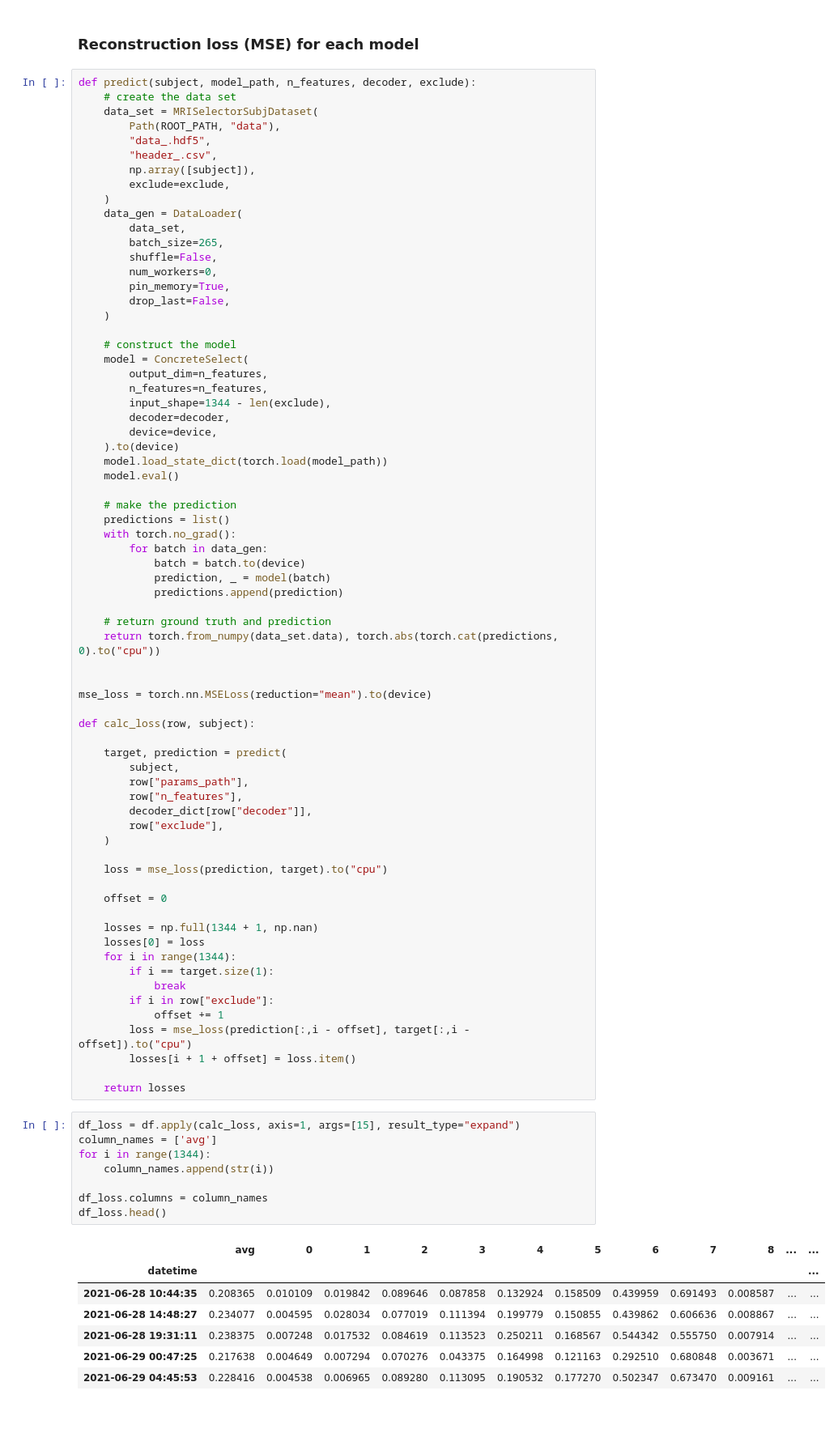
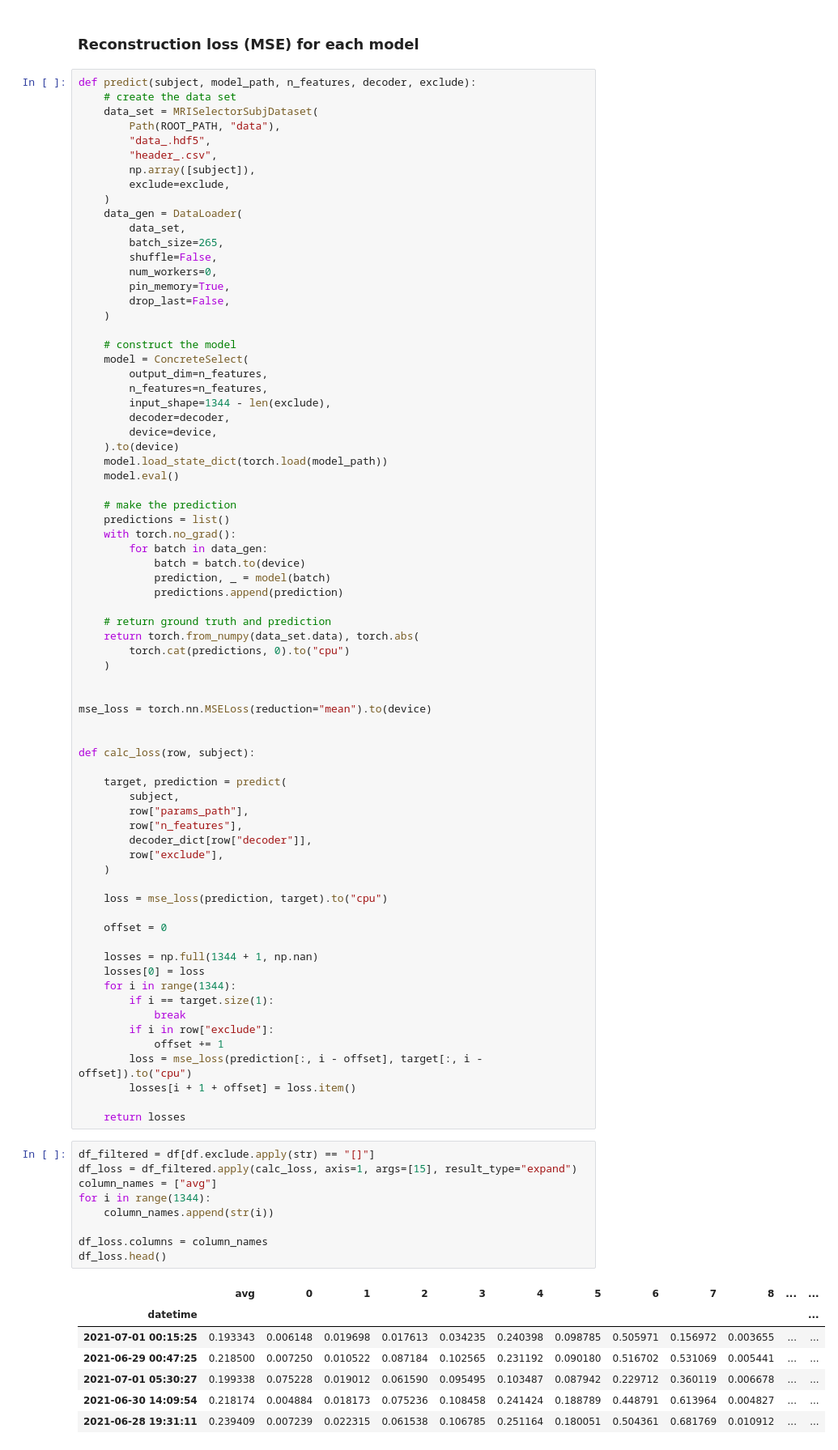
Before and after one commit to GewoonMaarten/spherical-dmri-conv, a Jupyter notebook: notebooks/model-analysis.ipynb, the cells around one changed output. Shown at 81% size. Cells and saved outputs as stored; diff of their text form; blank space fills up the shorter version.

```diff
--- a/notebooks/model-analysis.ipynb
+++ b/notebooks/model-analysis.ipynb
@@ -222,10 +222,13 @@ def predict(subject, model_path, n_features, decoder, exclude):
             predictions.append(prediction)
 
     # return ground truth and prediction
-    return torch.from_numpy(data_set.data), torch.abs(torch.cat(predictions, 0).to("cpu"))
+    return torch.from_numpy(data_set.data), torch.abs(
+        torch.cat(predictions, 0).to("cpu")
+    )
 
 
 mse_loss = torch.nn.MSELoss(reduction="mean").to(device)
+
 
 def calc_loss(row, subject):
 
@@ -248,25 +251,26 @@ def calc_loss(row, subject):
             break
         if i in row["exclude"]:
             offset += 1
-        loss = mse_loss(prediction[:,i - offset], target[:,i - offset]).to("cpu")
+        loss = mse_loss(prediction[:, i - offset], target[:, i - offset]).to("cpu")
         losses[i + 1 + offset] = loss.item()
 
     return losses
 # %%
-df_loss = df.apply(calc_loss, axis=1, args=[15], result_type="expand")
-column_names = ['avg']
+df_filtered = df[df.exclude.apply(str) == "[]"]
+df_loss = df_filtered.apply(calc_loss, axis=1, args=[15], result_type="expand")
+column_names = ["avg"]
 for i in range(1344):
     column_names.append(str(i))
 
 df_loss.columns = column_names
 df_loss.head()
 # %% [output]
 |  | avg | 0 | 1 | 2 | 3 | 4 | 5 | 6 | 7 | 8 | ... | ... |
 | datetime |  |  |  |  |  |  |  |  |  |  |  | ... |
-| 2021-06-28 10:44:35 | 0.208365 | 0.010109 | 0.019842 | 0.089646 | 0.087858 | 0.132924 | 0.158509 | 0.439959 | 0.691493 | 0.008587 | ... | ... |
-| 2021-06-28 14:48:27 | 0.234077 | 0.004595 | 0.028034 | 0.077019 | 0.111394 | 0.199779 | 0.150855 | 0.439862 | 0.606636 | 0.008867 | ... | ... |
-| 2021-06-28 19:31:11 | 0.238375 | 0.007248 | 0.017532 | 0.084619 | 0.113523 | 0.250211 | 0.168567 | 0.544342 | 0.555750 | 0.007914 | ... | ... |
-| 2021-06-29 00:47:25 | 0.217638 | 0.004649 | 0.007294 | 0.070276 | 0.043375 | 0.164998 | 0.121163 | 0.292510 | 0.680848 | 0.003671 | ... | ... |
-| 2021-06-29 04:45:53 | 0.228416 | 0.004538 | 0.006965 | 0.089280 | 0.113095 | 0.190532 | 0.177270 | 0.502347 | 0.673470 | 0.009161 | ... | ... |
+| 2021-07-01 00:15:25 | 0.193343 | 0.006148 | 0.019698 | 0.017613 | 0.034235 | 0.240398 | 0.098785 | 0.505971 | 0.156972 | 0.003655 | ... | ... |
+| 2021-06-29 00:47:25 | 0.218500 | 0.007250 | 0.010522 | 0.087184 | 0.102565 | 0.231192 | 0.090180 | 0.516702 | 0.531069 | 0.005441 | ... | ... |
+| 2021-07-01 05:30:27 | 0.199338 | 0.075228 | 0.019012 | 0.061590 | 0.095495 | 0.103487 | 0.087942 | 0.229712 | 0.360119 | 0.006678 | ... | ... |
+| 2021-06-30 14:09:54 | 0.218174 | 0.004884 | 0.018173 | 0.075236 | 0.108458 | 0.241424 | 0.188789 | 0.448791 | 0.613964 | 0.004827 | ... | ... |
+| 2021-06-28 19:31:11 | 0.239409 | 0.007239 | 0.022315 | 0.061538 | 0.106785 | 0.251164 | 0.180051 | 0.504361 | 0.681769 | 0.010912 | ... | ... |
 5 rows × 1345 columns
 # %%
```
Also changed, not shown: parts of 15 cells of this notebook, 8 other files.
